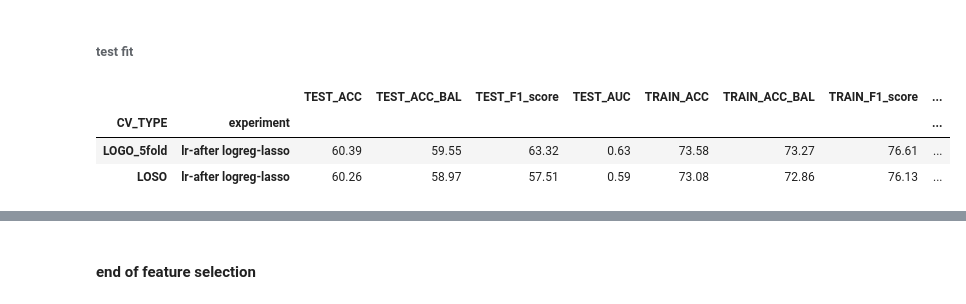
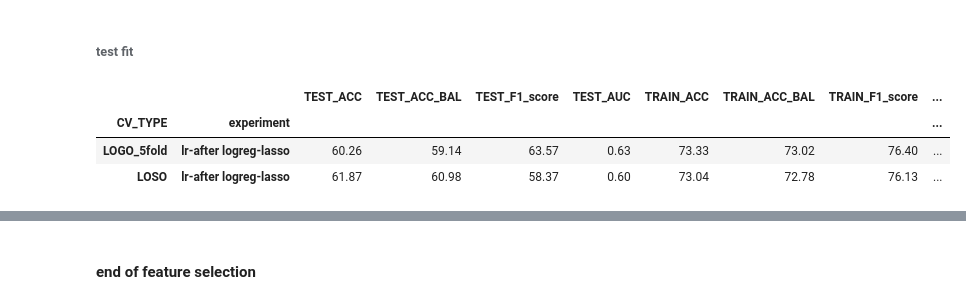
Before and after one commit to Jumabek/receptivity, a Jupyter notebook: analysis/Association Rule Mining.ipynb, the cells around one changed output, grey strips where cells are left out. Cells and saved outputs as stored; diff of their text form; code cells hidden in the pictures.

```diff
--- a/analysis/Association Rule Mining.ipynb
+++ b/analysis/Association Rule Mining.ipynb
@@ -553,7 +548,7 @@ Text(200, 0.25, 'Cut off threshold')
 # %%
 corr_with_target = pd.merge(
     labels_arm[['disturbance']],
-    agg_feature_good_variance
+    agg_feature_percent_missing
     ,left_index=True, right_index=True
 ).corr()['disturbance'].abs().sort_values(ascending=False)
 
@@ -580,5 +575,5 @@ importance_order
 # %%
-Matrix = agg_feature_good_variance[importance_order].corr()
+Matrix = agg_feature_percent_missing[importance_order].corr()
 Matrix
 # %% [output]
 |  | ringer#80MIN#20MIN#SUP:RINGER_MOD... | data_RX2TX#80MIN#20MIN#MAX|std | battery_plugState#80MIN#20MIN#SUP... | data_RX2TX#80MIN#20MIN#VAR|std | ... |
@@ -633,7 +628,7 @@ len(kept_features_after_pairwise_correlation)
 # %%
 data = pd.merge(
     labels_arm[['receptivity']],
-    impute(agg_feature_good_variance[kept_features_after_pairwise_correlation])
+    impute(agg_feature_percent_missing[kept_features_after_pairwise_correlation])
     ,left_index=True, right_index=True
 )
 # %%
@@ -695,26 +690,26 @@ len(lasso_features)
 # %%
 feature_selection={'status':False}
 use_ray = False
 
 measure_catboost = run_classification(
     pd.merge(
         labels_arm[['receptivity']],
-        impute(agg_feature_good_variance[
+        impute(agg_feature_percent_missing[
             #kept_features_after_pairwise_correlation
             lasso_features
         ])
         ,left_index=True, right_index=True
     ).reset_index(),
     use_ray=use_ray, feature_selection=feature_selection,
     experiment_name='lr-after logreg-lasso'
     , classifier_name='lr'
 )
 measure_catboost.groupby(['CV_TYPE','experiment']).mean()
 # %% [output]
 |  |  | TEST_ACC | TEST_ACC_BAL | TEST_F1_score | TEST_AUC | TRAIN_ACC | TRAIN_ACC_BAL | TRAIN_F1_score | ... |
 | CV_TYPE | experiment |  |  |  |  |  |  |  | ... |
-| LOGO_5fold | lr-after logreg-lasso | 60.39 | 59.55 | 63.32 | 0.63 | 73.58 | 73.27 | 76.61 | ... |
-| LOSO | lr-after logreg-lasso | 60.26 | 58.97 | 57.51 | 0.59 | 73.08 | 72.86 | 76.13 | ... |
+| LOGO_5fold | lr-after logreg-lasso | 60.26 | 59.14 | 63.57 | 0.63 | 73.33 | 73.02 | 76.40 | ... |
+| LOSO | lr-after logreg-lasso | 61.87 | 60.98 | 58.37 | 0.60 | 73.04 | 72.78 | 76.13 | ... |
 # %%
 feature_selection={'status':False}
 use_ray = False
```
Also changed, not shown: parts of 25 cells of this notebook, 16 other files.
